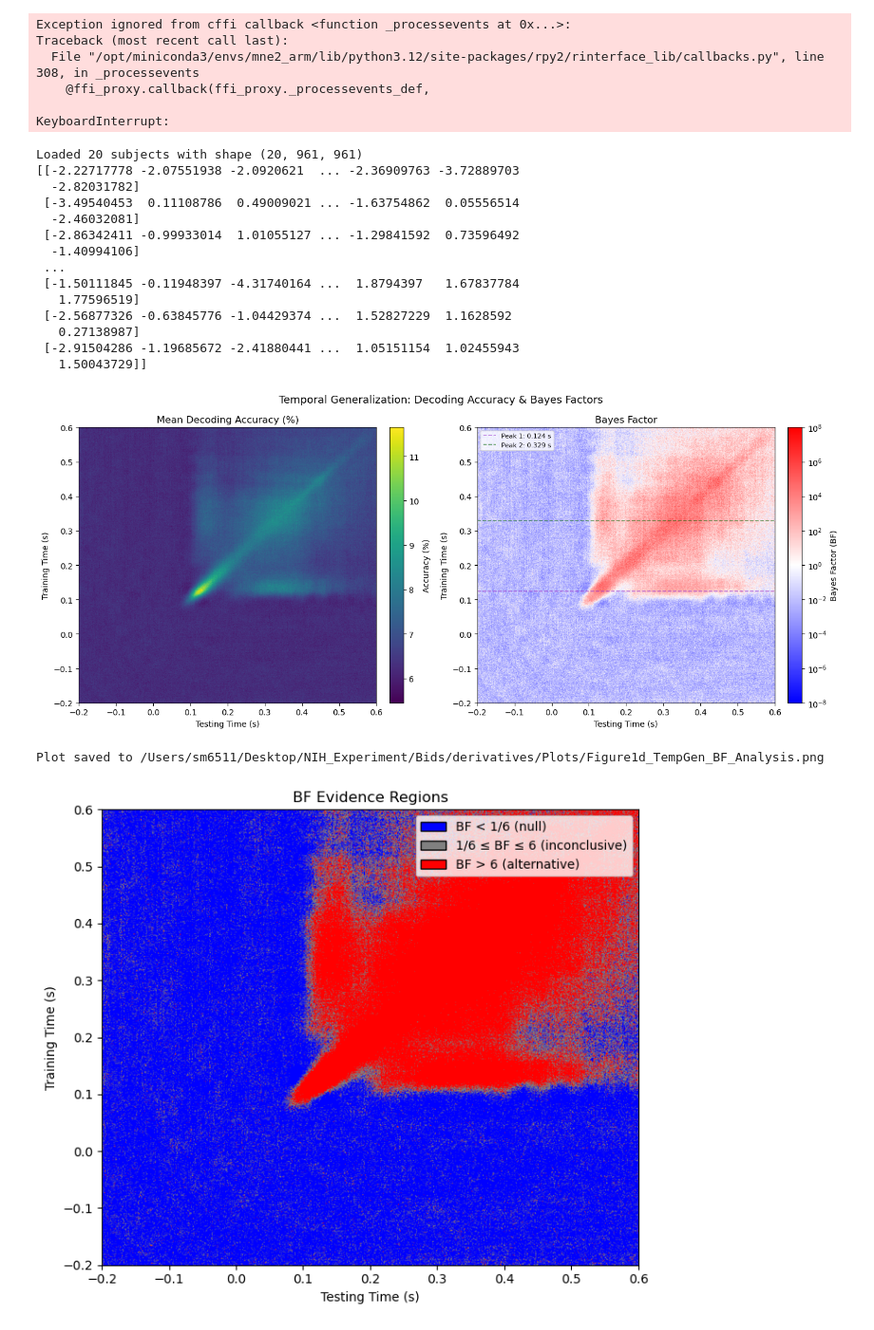
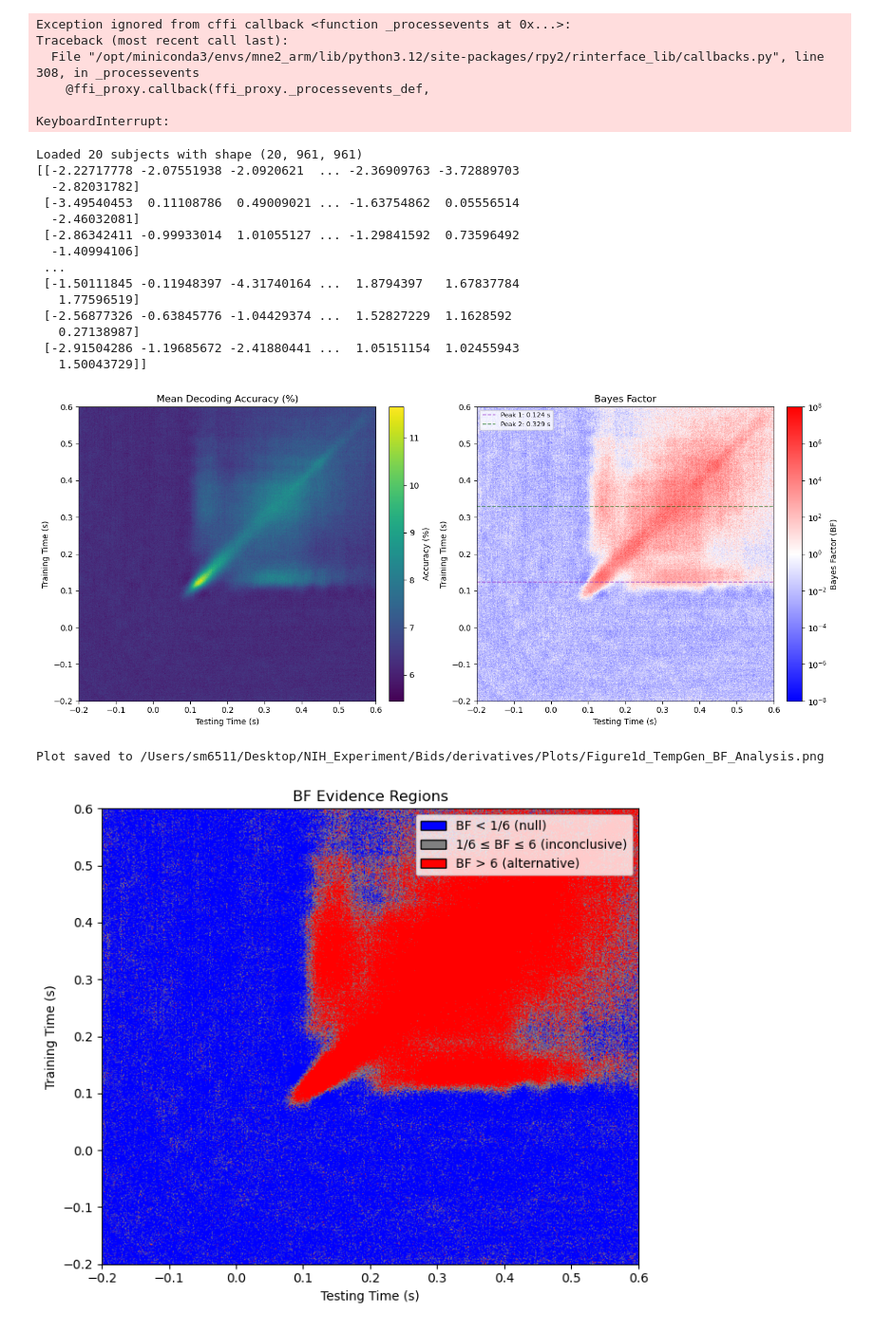
Before and after one commit to sebmonte/Orientation-Imagery, a Jupyter notebook: AnalysisScripts/Step2-WithinStillDiscrete/Step2DBiowulfWithinStillTempGenPlot.ipynb, the cells around one changed output. Shown at 95% size. Cells and saved outputs as stored; diff of their text form; code cells hidden in the pictures.

```diff
--- a/AnalysisScripts/Step2-WithinStillDiscrete/Step2DBiowulfWithinStillTempGenPlot.ipynb
+++ b/AnalysisScripts/Step2-WithinStillDiscrete/Step2DBiowulfWithinStillTempGenPlot.ipynb
@@ -221,35 +221,42 @@ def plot_bf_tempgen(mean_mat, bf_mat, times, save_dir):
     cbar = plt.colorbar(im2, ax=ax2, fraction=0.046, pad=0.04)
     ticks = np.arange(vmin, vmax + 1, 2)
     cbar.set_ticks(ticks)
     cbar.set_ticklabels([f"$10^{{{int(t)}}}$" for t in ticks])
     cbar.set_label('Bayes Factor (BF)', fontsize=10)
-    fig.suptitle('Temporal Generalization: Decoding Accuracy & Bayes Factors', fontsize=13)
+    #fig.suptitle('Temporal Generalization: Decoding Accuracy & Bayes Factors', fontsize=13)
     plt.tight_layout()
     save_path = os.path.join(output_dir, 'Figure1d_TempGen_BF_Analysis.png')
     plt.savefig(save_path, dpi=150, bbox_inches='tight')
+    editable_dir = os.path.join(save_dir, 'editable')
+    os.makedirs(editable_dir, exist_ok=True)
+    base_name = os.path.splitext(os.path.basename(save_path))[0]
+    plt.savefig(os.path.join(editable_dir, base_name + '.pdf'),
+            bbox_inches='tight')
+    plt.savefig(os.path.join(editable_dir, base_name + '.svg'),
+            bbox_inches='tight')
 
     plt.show()
     print(f"Plot saved to {save_path}")
 
 
 
 plot_bf_tempgen(mean_tempgen, bf_matrix, times, output_dir)
 # %% [output]
 Loaded 20 subjects with shape (20, 961, 961)
 [[-2.22717778 -2.07551938 -2.0920621  ... -2.36909763 -3.72889703
   -2.82031782]
  [-3.49540453  0.11108786  0.49009021 ... -1.63754862  0.05556514
   -2.46032081]
  [-2.86342411 -0.99933014  1.01055127 ... -1.29841592  0.73596492
   -1.40994106]
  ...
  [-1.50111845 -0.11948397 -4.31740164 ...  1.8794397   1.67837784
    1.77596519]
  [-2.56877326 -0.63845776 -1.04429374 ...  1.52827229  1.1628592
    0.27138987]
  [-2.91504286 -1.19685672 -2.41880441 ...  1.05151154  1.02455943
    1.50043729]]
-[figure, old version]
+[figure, new version]
 Plot saved to /Users/sm6511/Desktop/NIH_Experiment/Bids/derivatives/Plots/Figure1d_TempGen_BF_Analysis.png
 # %%
 import numpy as np
```
Also changed, not shown: parts of 1 cell of this notebook, 3 other files.
